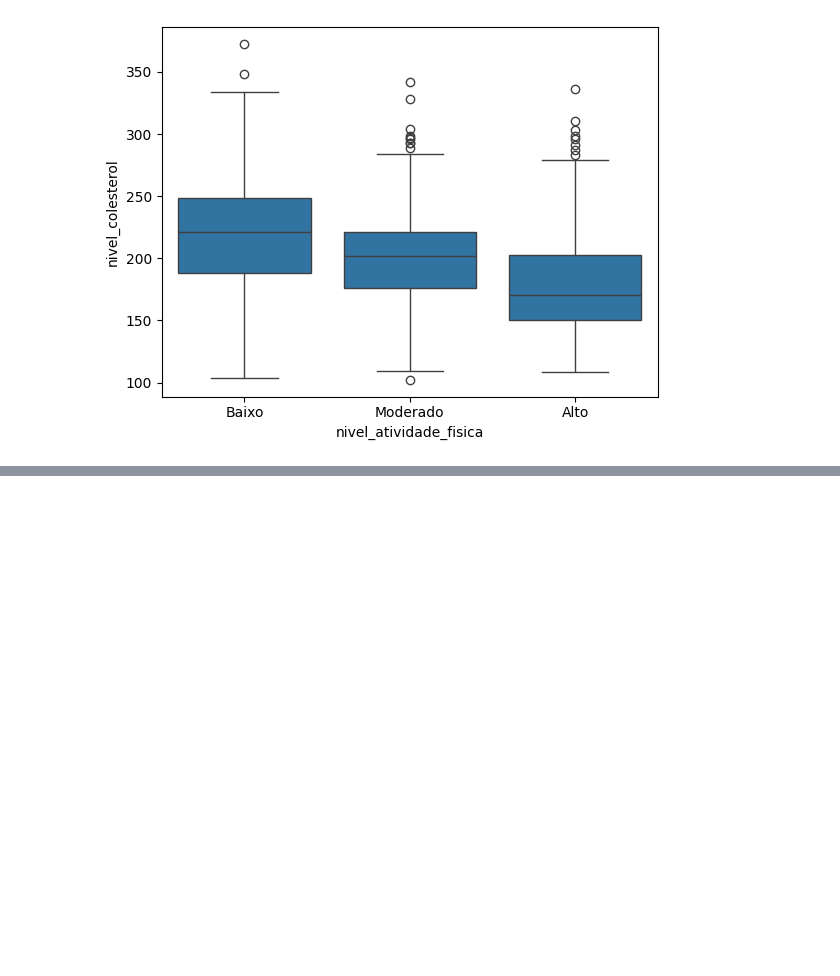
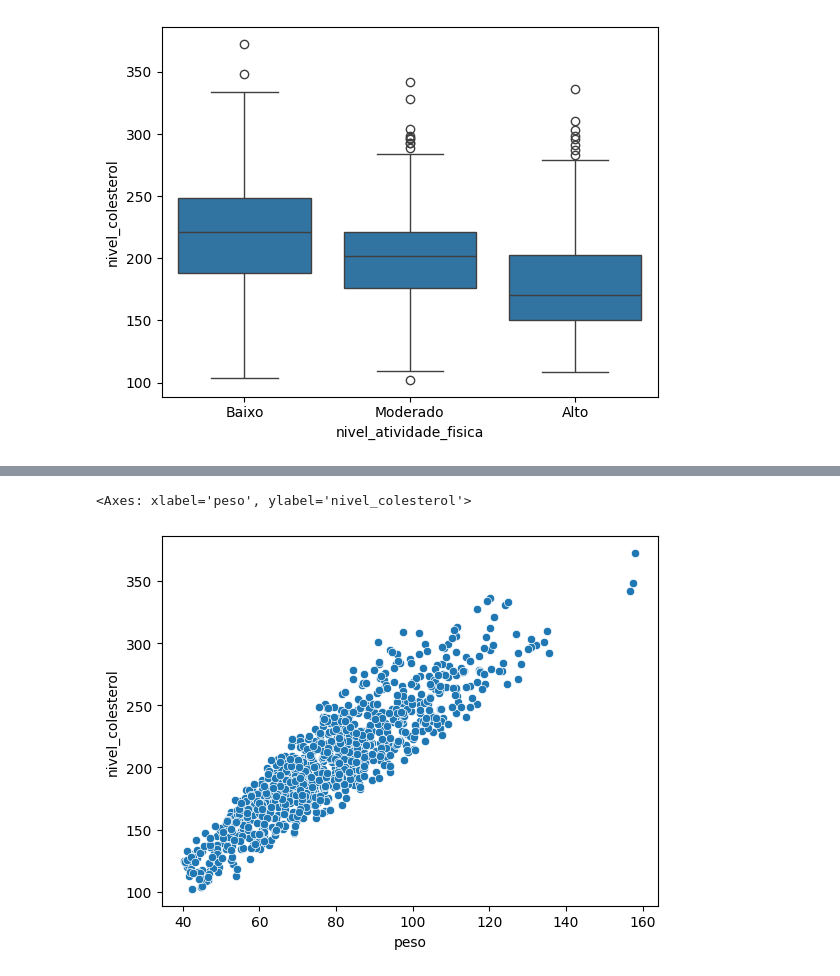
Before and after one commit to felipesanderp/regrassao-linear-multipla-ia-python, a Jupyter notebook: modelo_colesterol.ipynb, the cells around one changed output, grey strips where cells are left out. Drawn from its saved outputs; the diff is of its cells as text; code cells hidden in the pictures; blank space fills up the shorter version.

```diff
--- a/modelo_colesterol.ipynb
+++ b/modelo_colesterol.ipynb
@@ -177,0 +184,6 @@ sns.boxplot(data=df_colesterol_eda, x='nivel_atividade_fisica', y='nivel_coleste
+# %%
+# Cruzamento de variáveis numéricas com nível colesterol
+sns.scatterplot(data=df_colesterol_eda, x='peso', y='nivel_colesterol')
+# %% [output]
+<Axes: xlabel='peso', ylabel='nivel_colesterol'>
+[figure, added]
```
Also changed, not shown: parts of 2 cells of this notebook.
